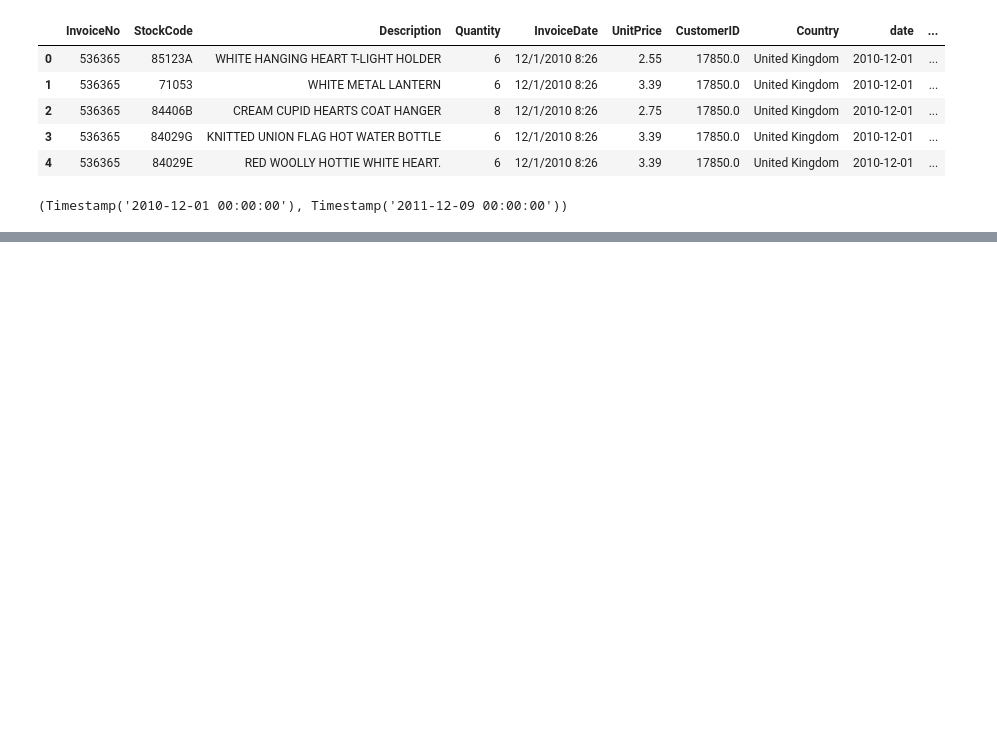
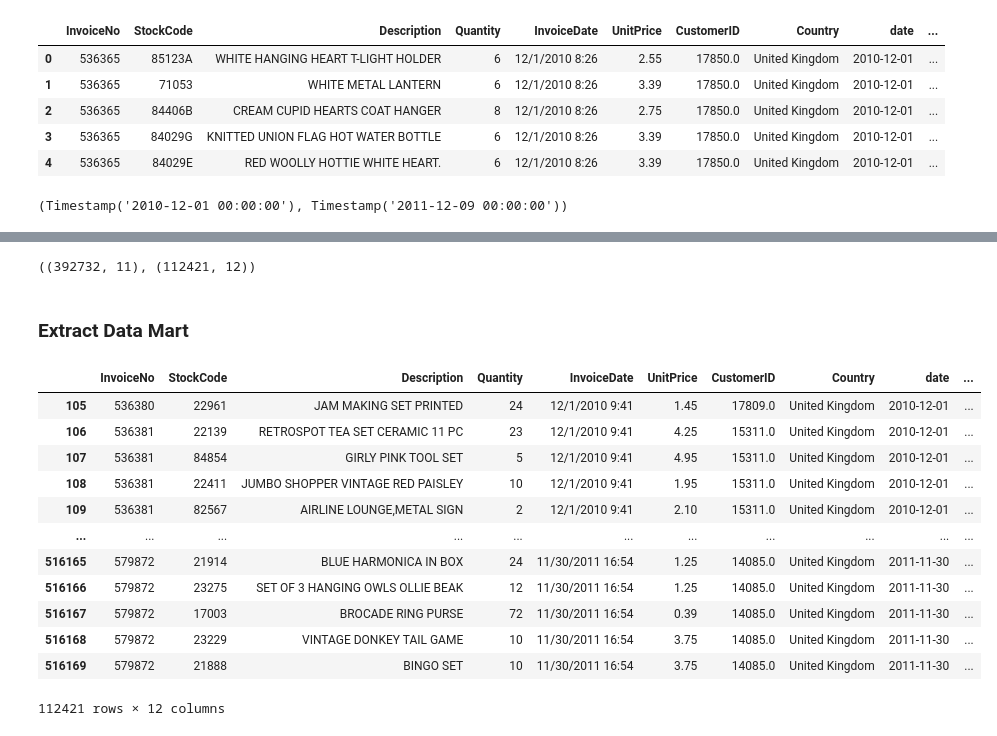
Before and after one commit to chulwonchae/2024-Summer-ML-Projects, a Jupyter notebook: Data_analytic_routine.ipynb, the cells around one changed output, grey strips where cells are left out. Saved outputs shown, nothing was run; the diff lists cells and outputs as text; code cells hidden in the pictures; blank space fills up the shorter version.

```diff
--- a/Data_analytic_routine.ipynb
+++ b/Data_analytic_routine.ipynb
@@ -393,0 +914,3 @@ df['date'].min(), df['date'].max()
+# %%
+df_all_sample = pd.concat([df_all_00, df_all_01, df_all_02, df_all_03, df_all_04, df_all_05, df_all_06, df_all_07, df_all_08, df_all_09, df_all_10, df_all_11], axis=0)
+df_all_sample
@@ -393,0 +1030,5 @@ df['date'].min(), df['date'].max()
+# %%
+#Generating a unique Key for Sampling from the Origin Data (1)
+df_origin['sample_key'] = df_origin['bsym'].astype(str) + df_origin['CustomerID'].astype(str)
+df_origin.head()
+#
@@ -393,0 +1042,3 @@ df['date'].min(), df['date'].max()
+# %%
+df_all_sample['sample_key'] = df_all_sample['bsym'].astype(str) + df_all_sample['CustomerID'].astype(str)
+df_all_sample.head()
@@ -393,0 +1052,7 @@ df['date'].min(), df['date'].max()
+# %%
+# sampling 된 CustomerID만 추출
+df_origin_sample = df_origin[df_origin['sample_key'].isin(df_all_sample['sample_key'])]
+
+# amt col 생성
+df_origin_sample['amt'] = df_origin_sample['UnitPrice'] * df_origin_sample['Quantity']
+df_origin_sample.head()
@@ -393,0 +1071,22 @@ df['date'].min(), df['date'].max()
+# %%
+df_origin.shape, df_origin_sample.shape
+# %% [output]
+((392732, 11), (112421, 12))
+# %% [markdown]
+### Extract Data Mart
+# %%
+df_origin_sample
+# %% [output]
+|  | InvoiceNo | StockCode | Description | Quantity | InvoiceDate | UnitPrice | CustomerID | Country | date | ... |
+| 105 | 536380 | 22961 | JAM MAKING SET PRINTED | 24 | 12/1/2010 9:41 | 1.45 | 17809.0 | United Kingdom | 2010-12-01 | ... |
+| 106 | 536381 | 22139 | RETROSPOT TEA SET CERAMIC 11 PC | 23 | 12/1/2010 9:41 | 4.25 | 15311.0 | United Kingdom | 2010-12-01 | ... |
+| 107 | 536381 | 84854 | GIRLY PINK TOOL SET | 5 | 12/1/2010 9:41 | 4.95 | 15311.0 | United Kingdom | 2010-12-01 | ... |
+| 108 | 536381 | 22411 | JUMBO SHOPPER VINTAGE RED PAISLEY | 10 | 12/1/2010 9:41 | 1.95 | 15311.0 | United Kingdom | 2010-12-01 | ... |
+| 109 | 536381 | 82567 | AIRLINE LOUNGE,METAL SIGN | 2 | 12/1/2010 9:41 | 2.10 | 15311.0 | United Kingdom | 2010-12-01 | ... |
+| ... | ... | ... | ... | ... | ... | ... | ... | ... | ... | ... |
+| 516165 | 579872 | 21914 | BLUE HARMONICA IN BOX | 24 | 11/30/2011 16:54 | 1.25 | 14085.0 | United Kingdom | 2011-11-30 | ... |
+| 516166 | 579872 | 23275 | SET OF 3 HANGING OWLS OLLIE BEAK | 12 | 11/30/2011 16:54 | 1.25 | 14085.0 | United Kingdom | 2011-11-30 | ... |
+| 516167 | 579872 | 17003 | BROCADE RING PURSE | 72 | 11/30/2011 16:54 | 0.39 | 14085.0 | United Kingdom | 2011-11-30 | ... |
+| 516168 | 579872 | 23229 | VINTAGE DONKEY TAIL GAME | 10 | 11/30/2011 16:54 | 3.75 | 14085.0 | United Kingdom | 2011-11-30 | ... |
+| 516169 | 579872 | 21888 | BINGO SET | 10 | 11/30/2011 16:54 | 3.75 | 14085.0 | United Kingdom | 2011-11-30 | ... |
+112421 rows × 12 columns
```
Also changed, not shown: parts of 73 cells of this notebook.
